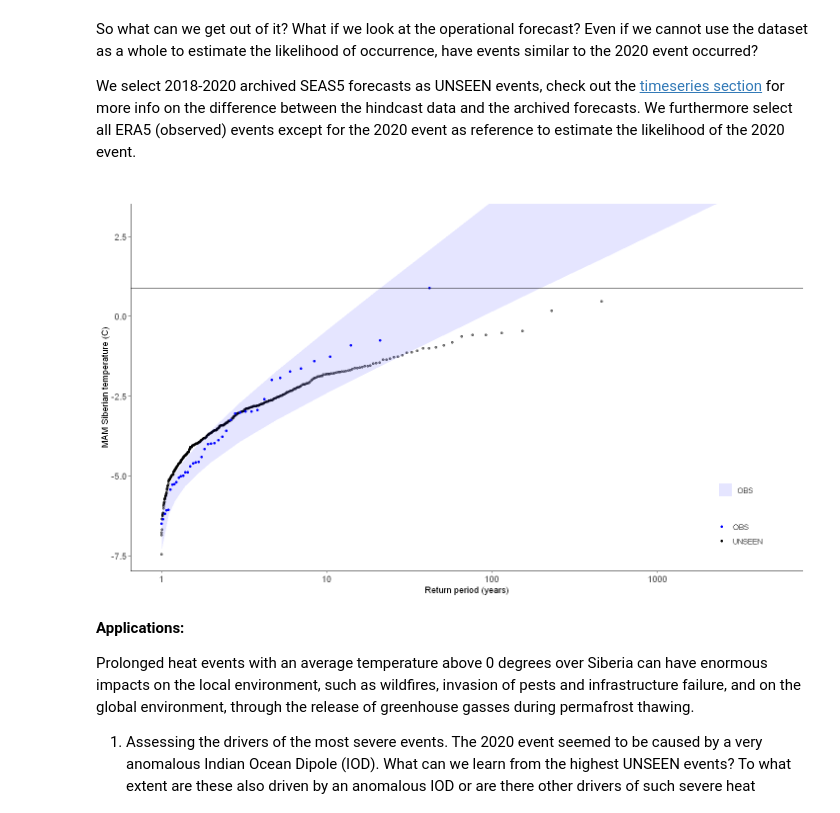
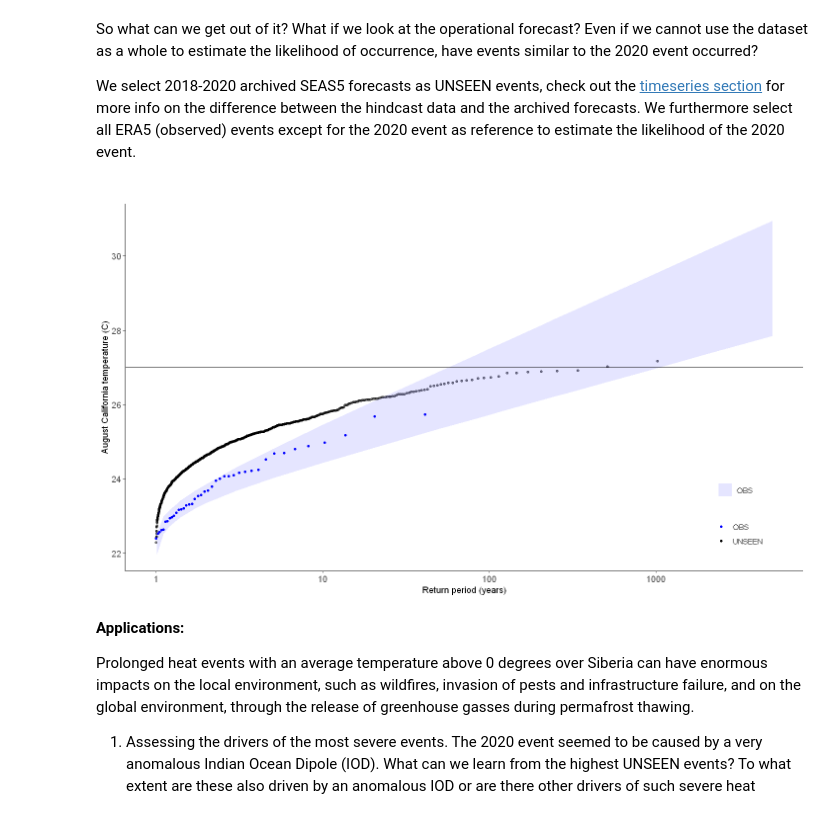
Before and after one commit to ECMWFCode4Earth/UNSEEN-open, a Jupyter notebook: doc/Notebooks/examples/California_Fires.ipynb, the cells around one changed output. Drawn from its saved outputs; the diff is of its cells as text; code cells hidden in the pictures.

```diff
--- a/doc/Notebooks/examples/California_Fires.ipynb
+++ b/doc/Notebooks/examples/California_Fires.ipynb
@@ -115,6 +117,10 @@ ERA5_California_events <- read.csv("Data/ERA5_California_events.csv", stringsAsF
 ## Convert Kelvin to Celsius
 SEAS5_California_events$t2m <- SEAS5_California_events$t2m - 273.15
 ERA5_California_events$t2m <- ERA5_California_events$t2m - 273.15
+
+## Convert character time to Date format
+ERA5_California_events$time <- lubridate::ymd(ERA5_California_events$time)
+SEAS5_California_events$time <- lubridate::ymd(SEAS5_California_events$time)
 # %% [output]
 [1] "C:/Users/Timo/OneDrive - Loughborough University/GitHub/UNSEEN-open"
 # %% [markdown]
@@ -162,2 +161,9 @@ SEAS5_Siberia_events_zoomed_forecasts <- SEAS5_Siberia_events_zoomed_df[
+# %%
+SEAS5_California_events_hindcast <- SEAS5_California_events[
+    SEAS5_California_events$time < '2017-02-01' &
+    SEAS5_California_events$number < 25,]
+
+SEAS5_California_events_forecasts <- SEAS5_California_events[
+    SEAS5_California_events$time > '2017-02-01',]
 # %% [markdown]
 And we select the same years for ERA5.
@@ -278,19 +284,19 @@ So what can we get out of it? What if we look at the operational forecast? Even
 
 We select 2018-2020 archived SEAS5 forecasts as UNSEEN events, check out the [timeseries section](#Timeseries) for more info on the difference between the hindcast data and the archived forecasts. We furthermore select all ERA5 (observed) events except for the 2020 event as reference to estimate the likelihood of the 2020 event.
 # %%
-ERA5_Siberia_events_zoomed_min1 <- ERA5_Siberia_events_zoomed[1:length(ERA5_Siberia_events_zoomed$t2m)-1,]
-ERA5_Siberia_events_zoomed_2020 <- ERA5_Siberia_events_zoomed[length(ERA5_Siberia_events_zoomed$t2m),]
+ERA5_events_min2020 <- ERA5_California_events[1:length(ERA5_California_events$t2m)-1,]
+ERA5_events_2020 <- ERA5_California_events[length(ERA5_California_events$t2m),]
 # %%
-GEV_forecasts <- EVT_plot(ensemble = SEAS5_Siberia_events_zoomed_forecasts$t2m,
-                          obs = ERA5_Siberia_events_zoomed$t2m,
+GEV_forecasts <- EVT_plot(ensemble = SEAS5_California_events_forecasts$t2m,
+                          obs = ERA5_events_min2020$t2m,
                           main = "",
                           GEV_type = "Gumbel",
-                          ylim = 3,
-                          y_lab = 'MAM Siberian temperature (C)'
+#                           ylim = 3,
+                          y_lab = 'August California temperature (C)'
                          ) # %>%
-GEV_forecasts + geom_hline(yintercept = ERA5_Siberia_events_zoomed_2020$t2m)
+GEV_forecasts + geom_hline(yintercept = ERA5_events_2020$t2m)
 # %% [output]
-[figure, old version]
+[figure, new version]
 # %% [markdown]
 **Applications:**
 
```
Also changed, not shown: parts of 11 cells of this notebook, 3 other files.
